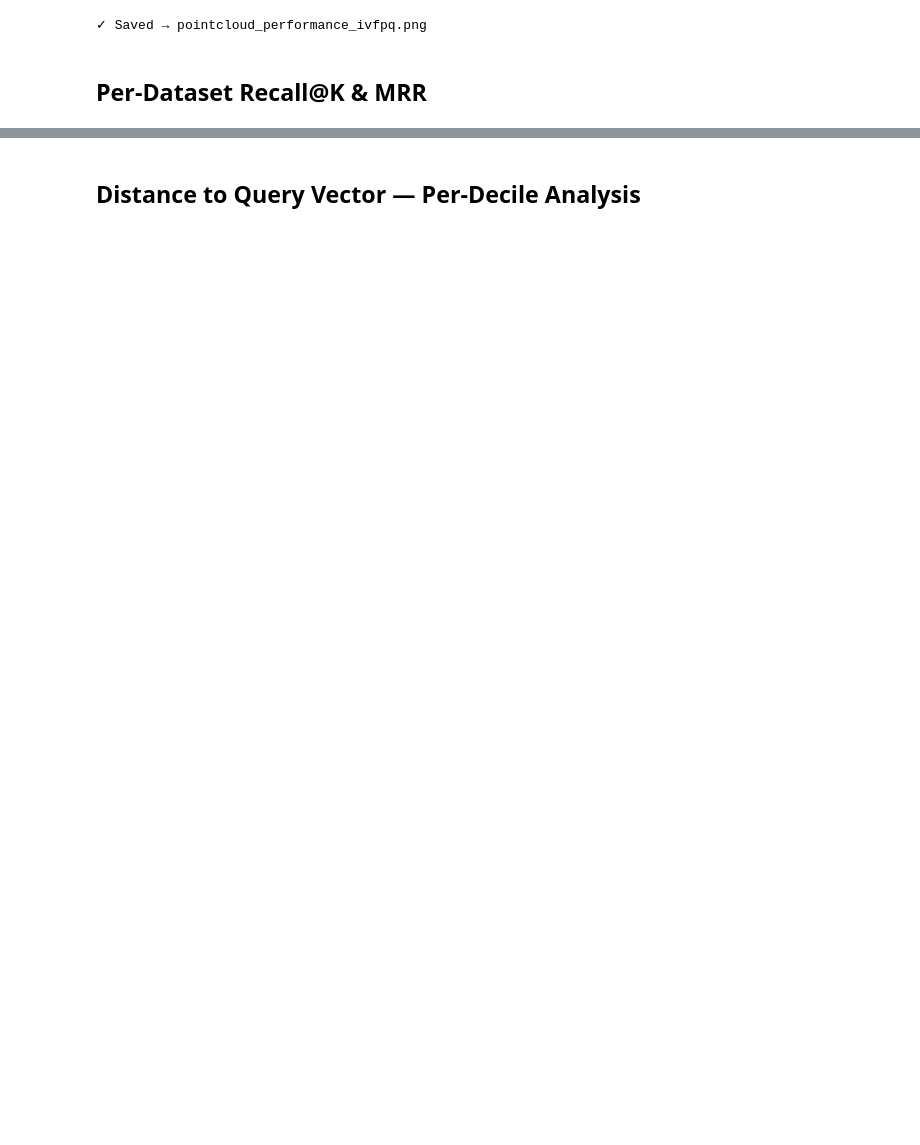
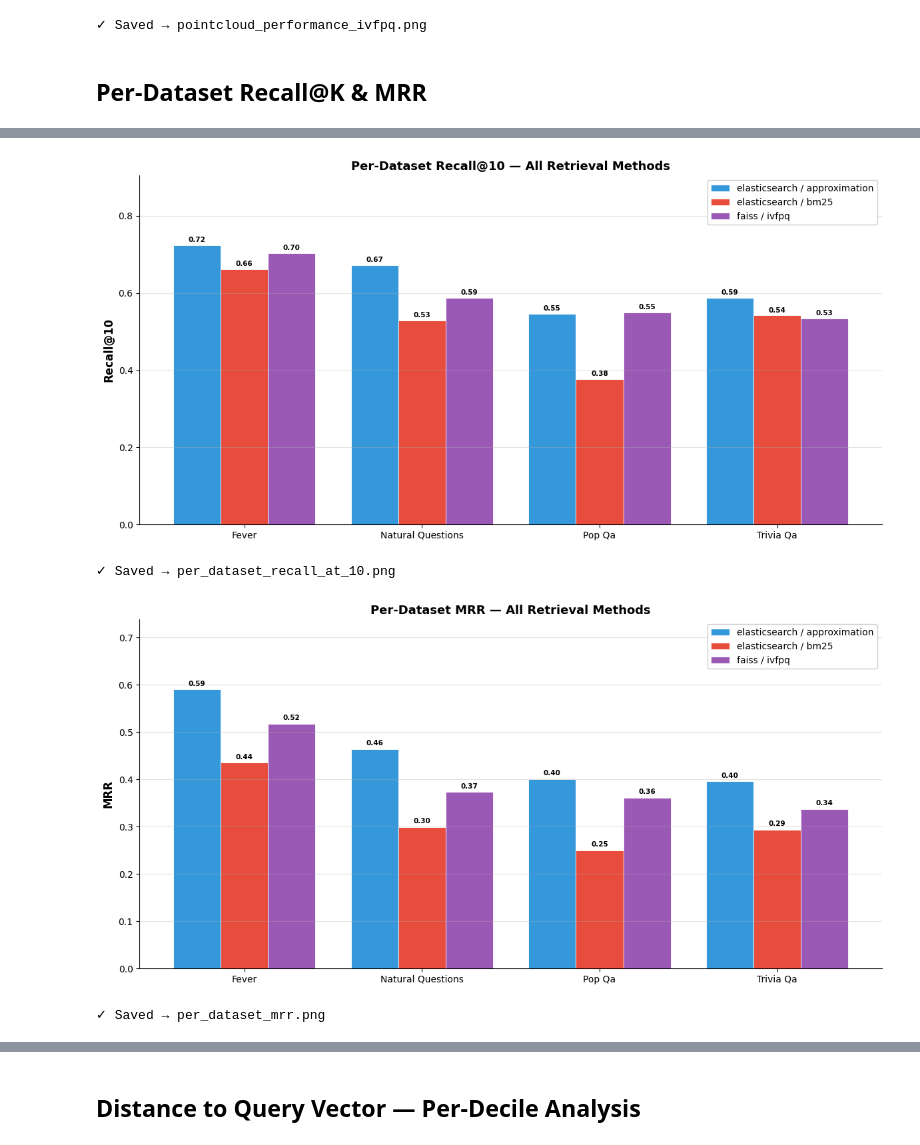
Before and after one commit to Cyro292/PopularityBias, a Jupyter notebook: notebooks/eval/02_retrieval_performance.ipynb, the cells around one changed output, grey strips where cells are left out. Cells and saved outputs as stored; diff of their text form; code cells hidden in the pictures; blank space fills up the shorter version.

```diff
--- a/notebooks/eval/02_retrieval_performance.ipynb
+++ b/notebooks/eval/02_retrieval_performance.ipynb
@@ -356,0 +230,71 @@ else:
+# %%
+primary_k = K_VALUES_DETAILED[-1]
+recall_col = f"recall@{primary_k}"
+
+if GROUP_COL:
+    datasets = sorted(
+        set().union(*[results_by_strategy[s][GROUP_COL].dropna().unique()
+                       for s in ALL_STRATEGIES])
+    )
+
+    # ── compute per-dataset recall & MRR for every strategy ──────────────────
+    ds_records = []
+    for strategy in ALL_STRATEGIES:
+        df = results_by_strategy[strategy]
+        for ds in datasets:
+            sub = df[df[GROUP_COL] == ds]
+            if sub.empty:
+                continue
+            rec = {
+                "strategy": strategy_label(strategy),
+                "dataset":  ds,
+                recall_col: sub[recall_col].mean() if recall_col in sub.columns else np.nan,
+                "mrr":      sub["reciprocal_rank"].mean() if "reciprocal_rank" in sub.columns else np.nan,
+            }
+            ds_records.append(rec)
+
+    ds_df = pd.DataFrame(ds_records)
+
+    x     = np.arange(len(datasets))
+    n_s   = len(ALL_STRATEGIES)
+    width = 0.8 / n_s
+
+    for metric, ylabel, title_suffix in [
+        (recall_col, f"Recall@{primary_k}", f"Recall@{primary_k}"),
+        ("mrr",      "MRR",                 "MRR"),
+    ]:
+        fig, ax = plt.subplots(figsize=(max(12, len(datasets) * 2), 6))
+        for i, strategy in enumerate(ALL_STRATEGIES):
+            label = strategy_label(strategy)
+            sub   = ds_df[ds_df["strategy"] == label]
+            vals  = [sub[sub["dataset"] == ds][metric].values[0]
+                     if ds in sub["dataset"].values else np.nan
+                     for ds in datasets]
+            offset = (i - n_s / 2 + 0.5) * width
+            bars = ax.bar(x + offset, vals, width, label=label,
+                          color=strategy_colors[strategy], edgecolor="white", linewidth=0.6)
+            for bar, v in zip(bars, vals):
+                if not np.isnan(v):
+                    ax.text(bar.get_x() + bar.get_width() / 2, bar.get_height() + 0.005,
+                            f"{v:.2f}", ha="center", va="bottom", fontsize=7.5, fontweight="bold")
+
+        ax.set_xticks(x)
+        ax.set_xticklabels([d.replace("_", " ").title() for d in datasets], fontsize=10)
+        ax.set_ylabel(ylabel, fontsize=12, fontweight="bold")
+        ax.set_title(f"Per-Dataset {title_suffix} — All Retrieval Methods", fontsize=13, fontweight="bold")
+        ax.set_ylim(0, min(1.15, ds_df[metric].max() * 1.25) if ds_df[metric].notna().any() else 1.0)
+        ax.legend(fontsize=10, framealpha=0.95)
+        ax.grid(axis="y", alpha=0.35)
+        ax.spines[["top", "right"]].set_visible(False)
+        plt.tight_layout()
+        fname = f"per_dataset_{metric.replace('@', '_at_')}.png"
+        plt.savefig(RESULTS_DIR / fname, dpi=150, bbox_inches="tight")
+        plt.show()
+        print(f"✓ Saved → {fname}")
+else:
+    print("No GROUP_COL found — skipping per-dataset comparison.")
+# %% [output]
+[figure, added]
+✓ Saved → per_dataset_recall_at_10.png
+[figure, added]
+✓ Saved → per_dataset_mrr.png
```
Also changed, not shown: parts of 8 cells of this notebook, 16 other files.
